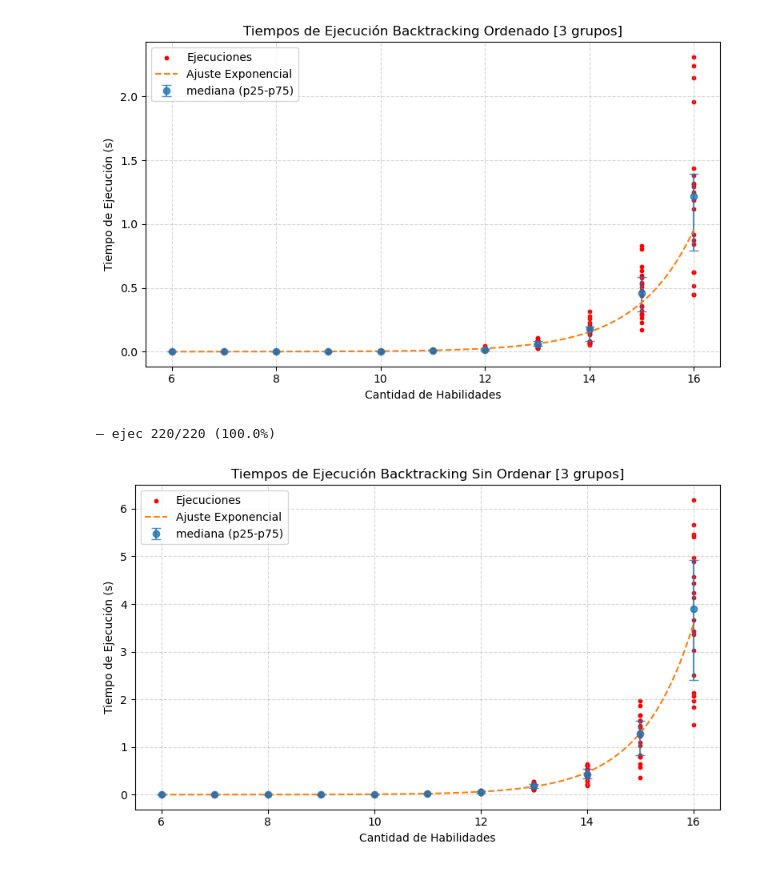
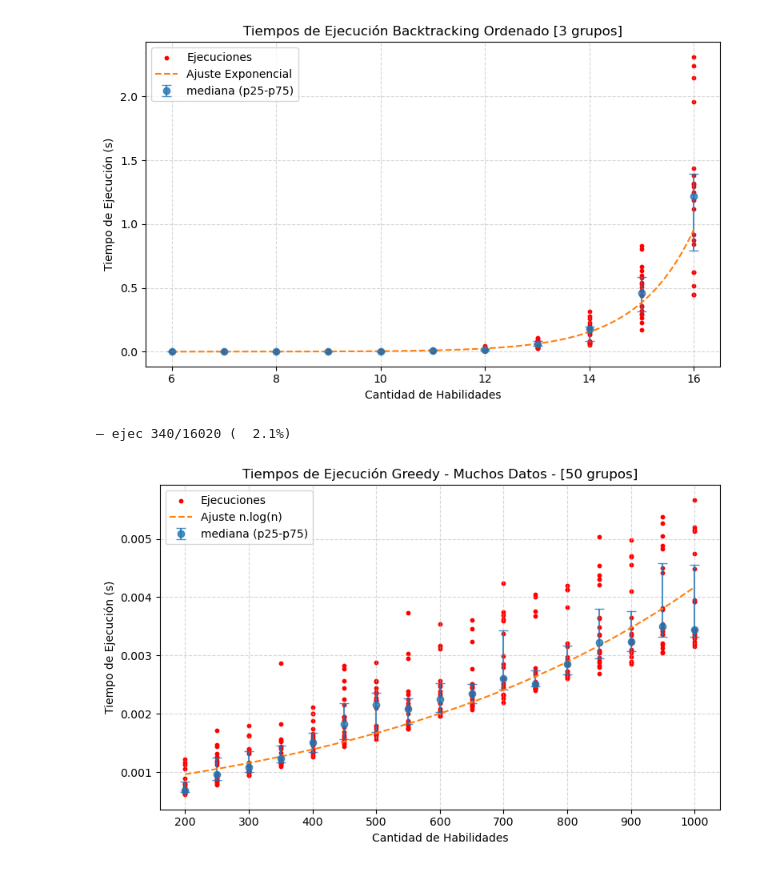
Before and after one commit to hhuzan/tda_tp_3, a Jupyter notebook: mediciones/mediciones.ipynb, the cells around one changed output. Drawn from its saved outputs; the diff is of its cells as text; code cells hidden in the pictures.

Commit message:
add greedy

```diff
--- a/mediciones/mediciones.ipynb
+++ b/mediciones/mediciones.ipynb
@@ -96,6 +103,12 @@ plt.show()
 # %% [output]
 — ejec 220/220 (100.0%)
 [figure]
+# %%
+CANT_POR_TAM = 20
+MIN_TAM = 200
+MAX_TAM = 1000
+SALTO = 50
+CANT_GRUPOS = 50
 # %%
 
 filas = []
@@ -104,12 +117,12 @@ total_iters = CANT_POR_TAM * (MAX_TAM - MIN_TAM + 1)
 iter_idx = 0
 
 for i in range(CANT_POR_TAM):
-    for tam in range(MIN_TAM, MAX_TAM + 1):
+    for tam in range(MIN_TAM, MAX_TAM + 1, SALTO):
         iter_idx += 1
         habilidades = generar_habilidades(tam)
 
         inicio = time.perf_counter()
-        resolver(CANT_GRUPOS, habilidades, False)
+        greedy_pakku(CANT_GRUPOS, habilidades)
         dur = time.perf_counter() - inicio
 
         filas.append({"tam": tam, "iter": i, "tiempo": dur})
@@ -127,37 +140,43 @@ summary = df.groupby("tam")["tiempo"].agg(["median", "mean", "count",
                                            lambda x: np.percentile(x, 25),
                                            lambda x: np.percentile(x, 75)])
 summary.columns = ["median", "mean", "count", "p25", "p75"]
 # print(summary)
 
 # Ajuste median
 x = summary.index.values.astype(float)         # tamaños
 y_med = summary["median"].values
 
 # Ajuste exponencial
 mask = y_med > 0
 coeffs_log = np.polyfit(x[mask], np.log(y_med[mask]), 1)
 b_exp, a_log = coeffs_log[0], coeffs_log[1]
+
+
 def modelo_exponencial(xv):
     return np.exp(a_log + b_exp * xv)
 
-plt.figure(figsize=(8,5))
-plt.scatter(df["tam"], df["tiempo"], color='red', s=10, alpha=1, label="Ejecuciones")
+
+plt.figure(figsize=(8, 5))
+plt.scatter(df["tam"], df["tiempo"], color='red',
+            s=10, alpha=1, label="Ejecuciones")
 
 
 plt.errorbar(x, y_med, yerr=[y_med - summary["p25"].values, summary["p75"].values - y_med],
              fmt='o', alpha=.8, capsize=4, label="mediana (p25-p75)")
 
 xs = np.linspace(MIN_TAM, MAX_TAM, 200)
-plt.plot(xs, modelo_exponencial(xs), linestyle='--', label=f"Ajuste Exponencial")
+plt.plot(xs, modelo_exponencial(xs), linestyle='--',
+         label=f"Ajuste n.log(n)")
 
 plt.xlabel('Cantidad de Habilidades')
 plt.ylabel('Tiempo de Ejecución (s)')
-plt.title('Tiempos de Ejecución Backtracking Sin Ordenar [3 grupos]')
+plt.title('Tiempos de Ejecución Greedy - Muchos Datos - [50 grupos]')
 plt.legend()
 plt.grid(linestyle='--', alpha=0.5)
 plt.tight_layout()
-plt.savefig("../informe/img/ajuste_backtracking_sin_ordenar.png", dpi=300, bbox_inches='tight')
+plt.savefig("../informe/img/ajuste_greedy_pakku_muchos.png",
+            dpi=300, bbox_inches='tight')
 plt.show()
 # %% [output]
-— ejec 220/220 (100.0%)
+— ejec 340/16020 (  2.1%)
-[figure, old version]
+[figure, new version]
```
Also changed, not shown: parts of 5 cells of this notebook, 9 other files.
